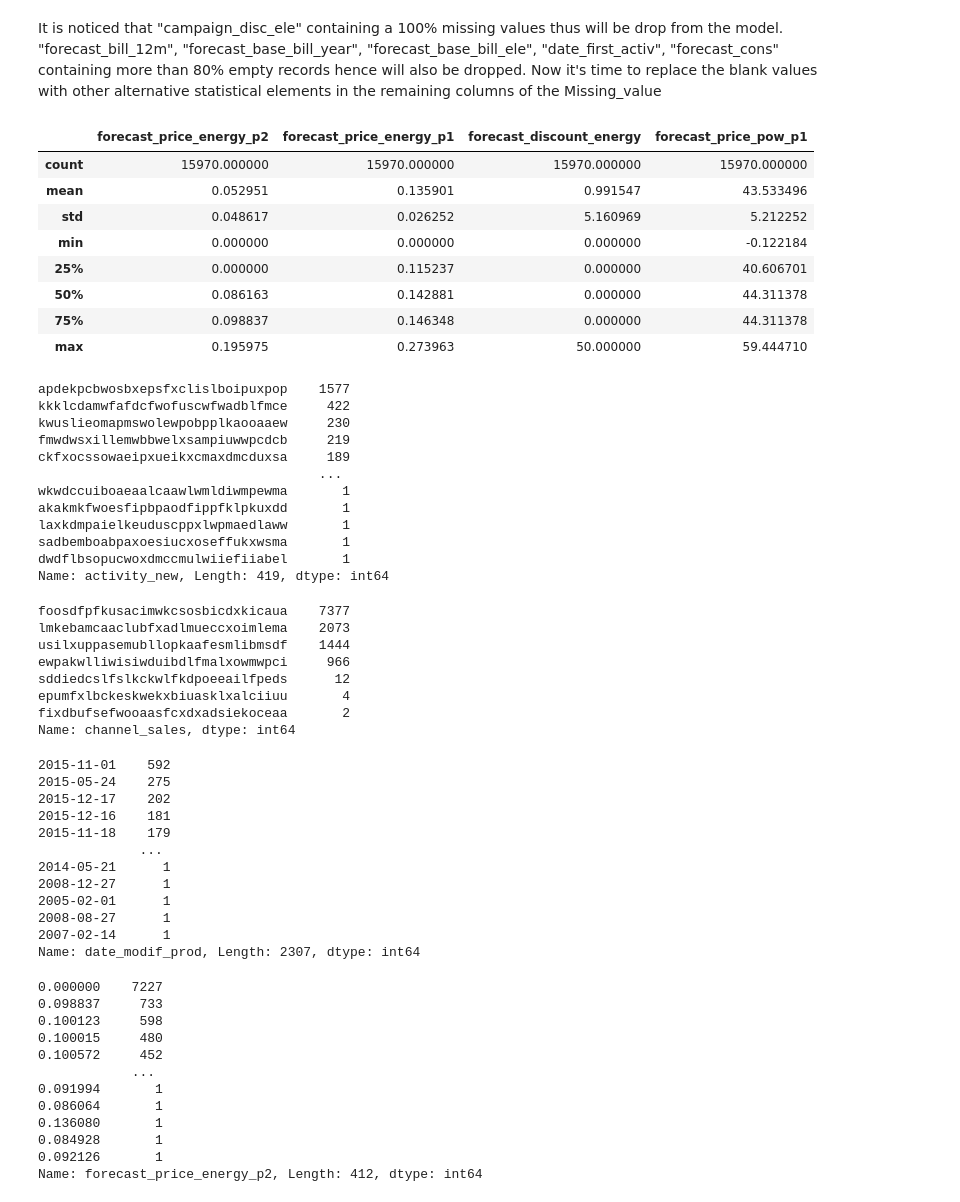
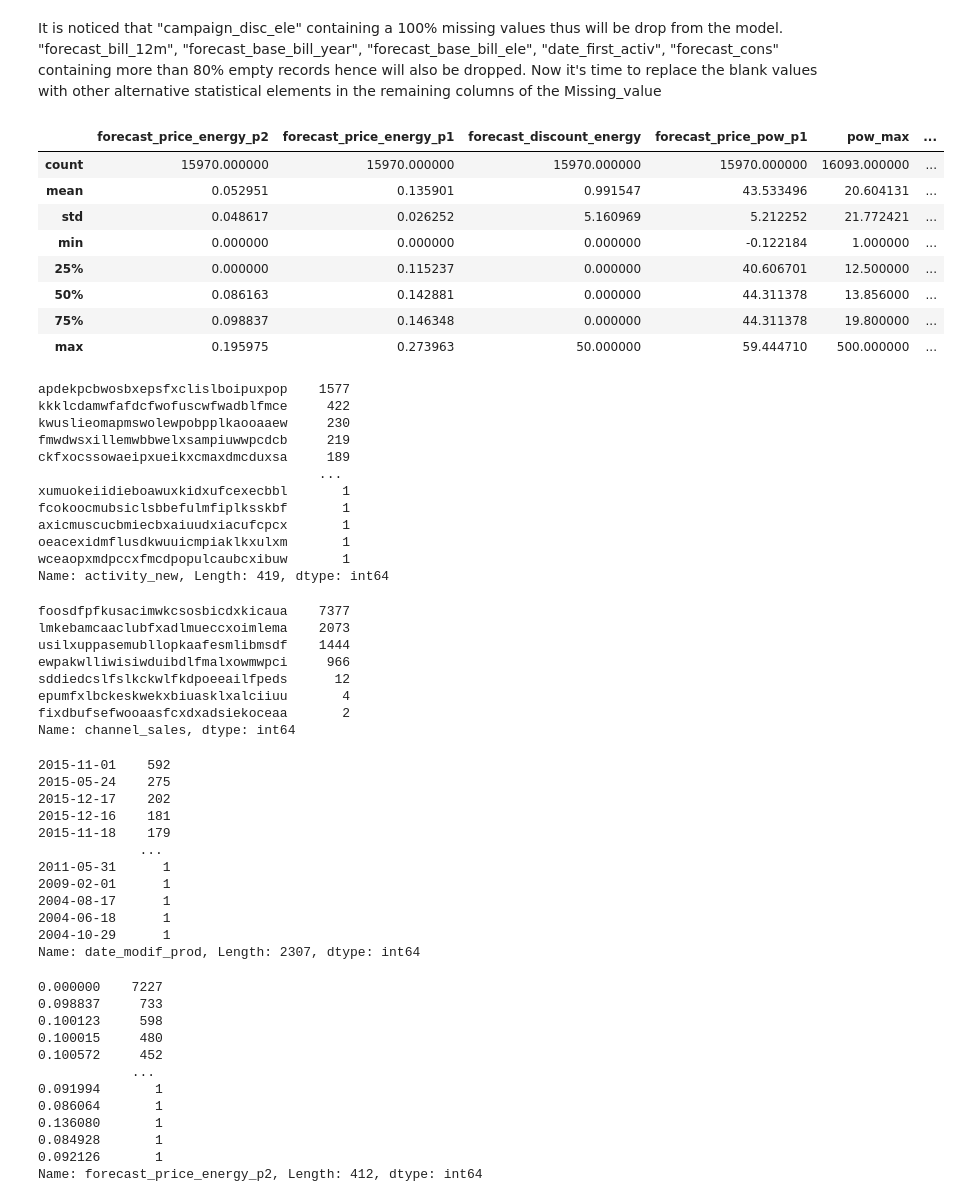
Before and after one commit to Tramnddle/TramProjects, a Jupyter notebook: BCG's data science & advanced analytics program/PowerCo Exploratory Analysis.ipynb, the cells around one changed output. Drawn from its saved outputs; the diff is of its cells as text; code cells hidden in the pictures.

```diff
--- a/BCG's data science & advanced analytics program/PowerCo Exploratory Analysis.ipynb
+++ b/BCG's data science & advanced analytics program/PowerCo Exploratory Analysis.ipynb
@@ -193,19 +221,21 @@ Text(0.5, 0, 'Percentage')
 It is noticed that "campaign_disc_ele" containing a 100% missing values thus will be drop from the model.
 "forecast_bill_12m", "forecast_base_bill_year", "forecast_base_bill_ele", "date_first_activ", "forecast_cons" containing more than 80% empty records hence will also be dropped.
 Now it's time to replace the blank values with other alternative statistical elements in the remaining columns of the Missing_value
+# %%
+df_data_churn = df_data_churn.drop(df_data_churn[["campaign_disc_ele","forecast_bill_12m","forecast_base_bill_year","forecast_base_bill_ele","date_first_activ","forecast_cons"]], axis =1)
 # %%
-missing_variables=df_data_churn[["activity_new","channel_sales","date_modif_prod","forecast_price_energy_p2","forecast_price_energy_p1","forecast_discount_energy","forecast_price_pow_p1","origin_up"]]
+missing_variables=df_data_churn[["activity_new","channel_sales","date_modif_prod","forecast_price_energy_p2","forecast_price_energy_p1","forecast_discount_energy","forecast_price_pow_p1","origin_up","date_end", "pow_max","margin_gross_pow_ele","margin_net_pow_ele","net_margin"]]
 missing_variables.describe()
 # %% [output]
-|  | forecast_price_energy_p2 | forecast_price_energy_p1 | forecast_discount_energy | forecast_price_pow_p1 |
-| count | 15970.000000 | 15970.000000 | 15970.000000 | 15970.000000 |
-| mean | 0.052951 | 0.135901 | 0.991547 | 43.533496 |
-| std | 0.048617 | 0.026252 | 5.160969 | 5.212252 |
-| min | 0.000000 | 0.000000 | 0.000000 | -0.122184 |
-| 25% | 0.000000 | 0.115237 | 0.000000 | 40.606701 |
-| 50% | 0.086163 | 0.142881 | 0.000000 | 44.311378 |
-| 75% | 0.098837 | 0.146348 | 0.000000 | 44.311378 |
-| max | 0.195975 | 0.273963 | 50.000000 | 59.444710 |
+|  | forecast_price_energy_p2 | forecast_price_energy_p1 | forecast_discount_energy | forecast_price_pow_p1 | pow_max | ... |
+| count | 15970.000000 | 15970.000000 | 15970.000000 | 15970.000000 | 16093.000000 | ... |
+| mean | 0.052951 | 0.135901 | 0.991547 | 43.533496 | 20.604131 | ... |
+| std | 0.048617 | 0.026252 | 5.160969 | 5.212252 | 21.772421 | ... |
+| min | 0.000000 | 0.000000 | 0.000000 | -0.122184 | 1.000000 | ... |
+| 25% | 0.000000 | 0.115237 | 0.000000 | 40.606701 | 12.500000 | ... |
+| 50% | 0.086163 | 0.142881 | 0.000000 | 44.311378 | 13.856000 | ... |
+| 75% | 0.098837 | 0.146348 | 0.000000 | 44.311378 | 19.800000 | ... |
+| max | 0.195975 | 0.273963 | 50.000000 | 59.444710 | 500.000000 | ... |
 # %%
 missing_variables.activity_new.value_counts()
 # %% [output]
@@ -215,11 +245,11 @@ kwuslieomapmswolewpobpplkaooaaew     230
 fmwdwsxillemwbbwelxsampiuwwpcdcb     219
 ckfxocssowaeipxueikxcmaxdmcduxsa     189
                                     ...
-wkwdccuiboaeaalcaawlwmldiwmpewma       1
-akakmkfwoesfipbpaodfippfklpkuxdd       1
-laxkdmpaielkeuduscppxlwpmaedlaww       1
-sadbemboabpaxoesiucxoseffukxwsma       1
-dwdflbsopucwoxdmccmulwiiefiiabel       1
+xumuokeiidieboawuxkidxufcexecbbl       1
+fcokoocmubsiclsbbefulmfiplksskbf       1
+axicmuscucbmiecbxaiuudxiacufcpcx       1
+oeacexidmflusdkwuuicmpiaklkxulxm       1
+wceaopxmdpccxfmcdpopulcaubcxibuw       1
 Name: activity_new, Length: 419, dtype: int64
 # %%
 missing_variables.channel_sales.value_counts()
@@ -241,11 +271,11 @@ missing_variables.date_modif_prod.value_counts()
 2015-12-16    181
 2015-11-18    179
              ...
-2014-05-21      1
-2008-12-27      1
-2005-02-01      1
-2008-08-27      1
-2007-02-14      1
+2011-05-31      1
+2009-02-01      1
+2004-08-17      1
+2004-06-18      1
+2004-10-29      1
 Name: date_modif_prod, Length: 2307, dtype: int64
 # %%
 missing_variables.forecast_price_energy_p2.value_counts()
```
Also changed, not shown: parts of 34 cells of this notebook, 4 other files.
